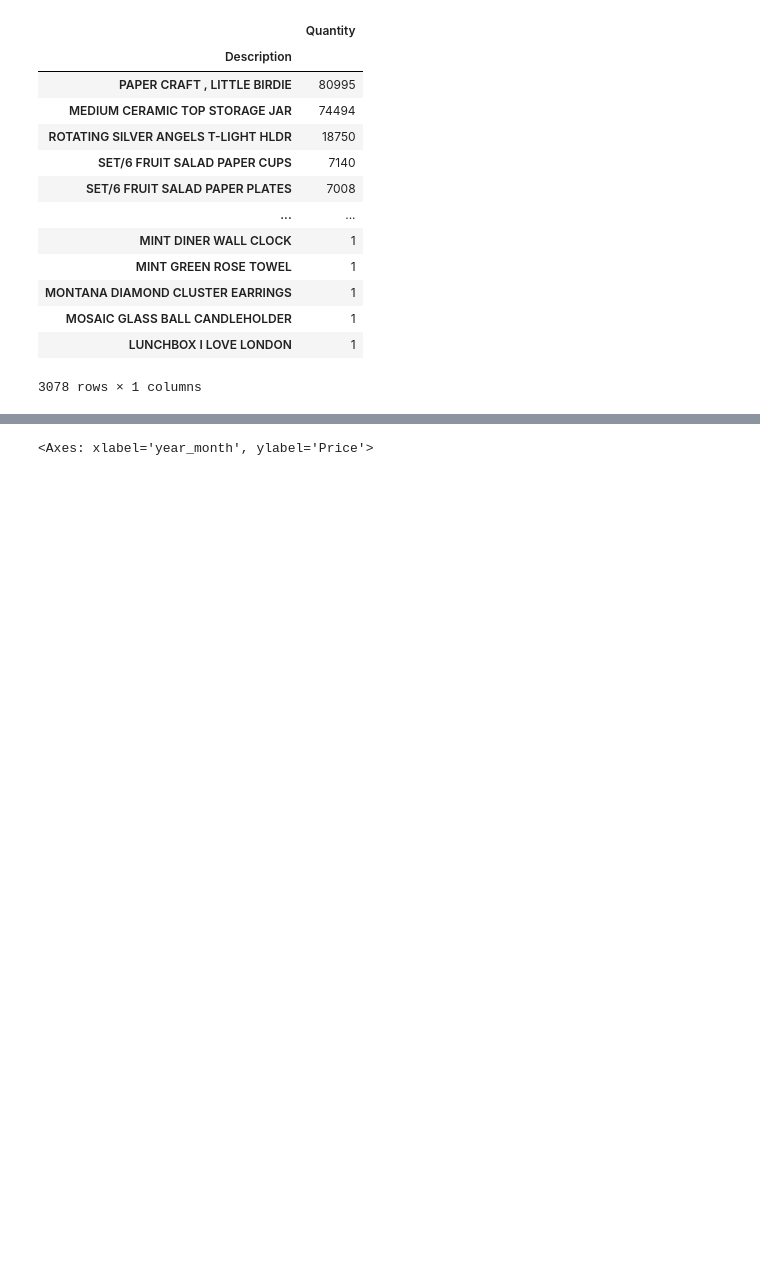
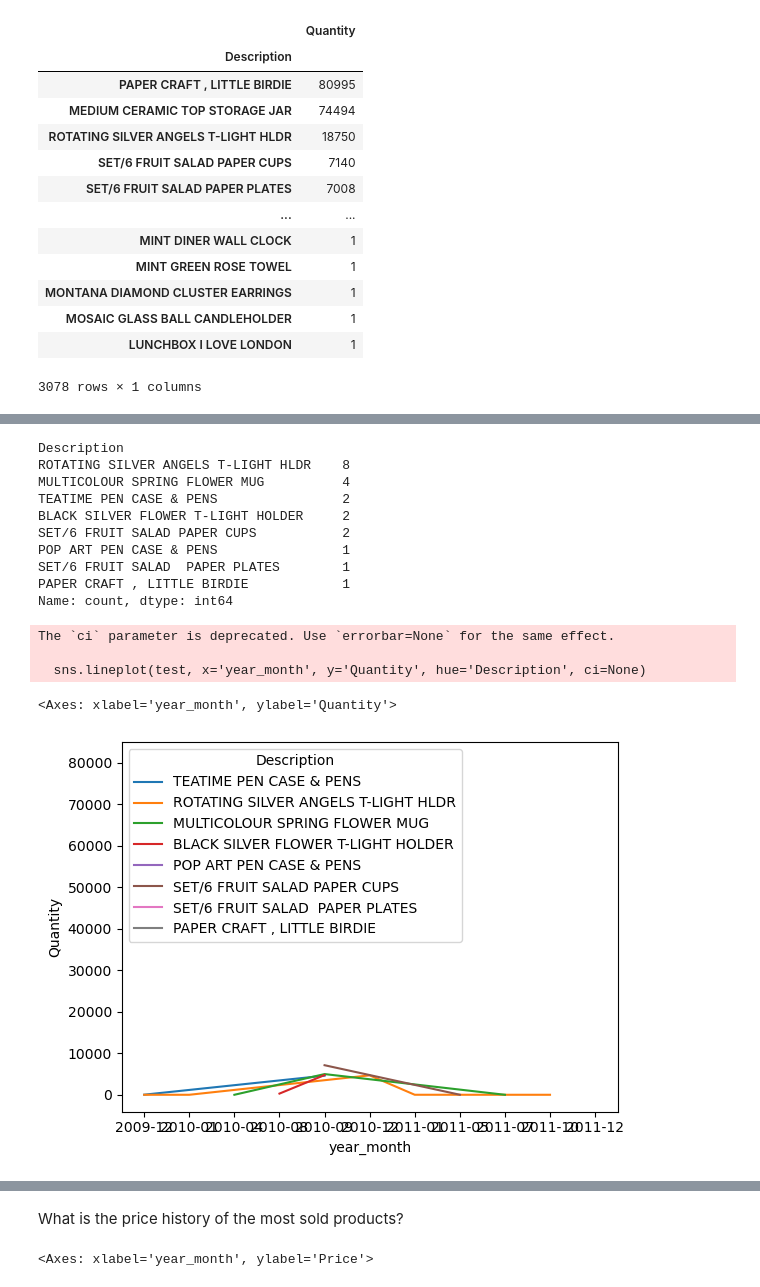
Before and after one commit to Hoomaaan/Retail-Store-Challenge, a Jupyter notebook: main.ipynb, the cells around one changed output, grey strips where cells are left out. Cells and saved outputs as stored; diff of their text form; code cells hidden in the pictures; blank space fills up the shorter version.

```diff
--- a/main.ipynb
+++ b/main.ipynb
@@ -270,7 +241,10 @@ df_all.groupby('Country')[['Customer ID']].nunique().sort_values('Customer ID',
 # %% [markdown]
 Which Item was returned the most?
 # %%
-df_cancelled.groupby('Description')[['Quantity']].sum().sort_values('Quantity', ascending=False)
+top_cancelled_df = df_cancelled.groupby('Description')[['Quantity']].sum().sort_values('Quantity', ascending=False)
+top_cancelled_items = top_cancelled_df.index.tolist()[:10]
+top_cancelled_df
+# print(top_cancelled_items)
 # %% [output]
 |  | Quantity |
 | Description |  |
@@ -289,3 +284,25 @@ df_cancelled.groupby('Description')[['Quantity']].sum().sort_values('Quantity',
+# %%
+top_cancelled_items.remove('Manual')
+# %%
+test = df_cancelled[df_cancelled['Description'].isin(top_cancelled_items)]
+print(test['Description'].value_counts())
+sns.lineplot(test, x='year_month', y='Quantity', hue='Description', ci=None)
+# %% [output]
+Description
+ROTATING SILVER ANGELS T-LIGHT HLDR    8
+MULTICOLOUR SPRING FLOWER MUG          4
+TEATIME PEN CASE & PENS                2
+BLACK SILVER FLOWER T-LIGHT HOLDER     2
+SET/6 FRUIT SALAD PAPER CUPS           2
+POP ART PEN CASE & PENS                1
+SET/6 FRUIT SALAD  PAPER PLATES        1
+PAPER CRAFT , LITTLE BIRDIE            1
+Name: count, dtype: int64
+The `ci` parameter is deprecated. Use `errorbar=None` for the same effect.
+
+  sns.lineplot(test, x='year_month', y='Quantity', hue='Description', ci=None)
+<Axes: xlabel='year_month', ylabel='Quantity'>
+[figure, added]
 # %%
 df_all[df_all['Country'] == 'Hong Kong']
 # %% [output]
@@ -302,6 +319,8 @@ df_all[df_all['Country'] == 'Hong Kong']
 | 990884 | C576233 | M | Manual | -1 | 2011-11-14 13:26:00 | 326.10 | NaN | Hong Kong | True |
 | 990885 | 576234 | M | Manual | 1 | 2011-11-14 13:27:00 | 326.10 | NaN | Hong Kong | False |
 364 rows × 9 columns
+# %% [markdown]
+What is the price history of the most sold products?
 # %%
 plt.figure(figsize=(20, 10))
 plt.xticks(rotation=45)
```
Also changed, not shown: parts of 14 cells of this notebook.
